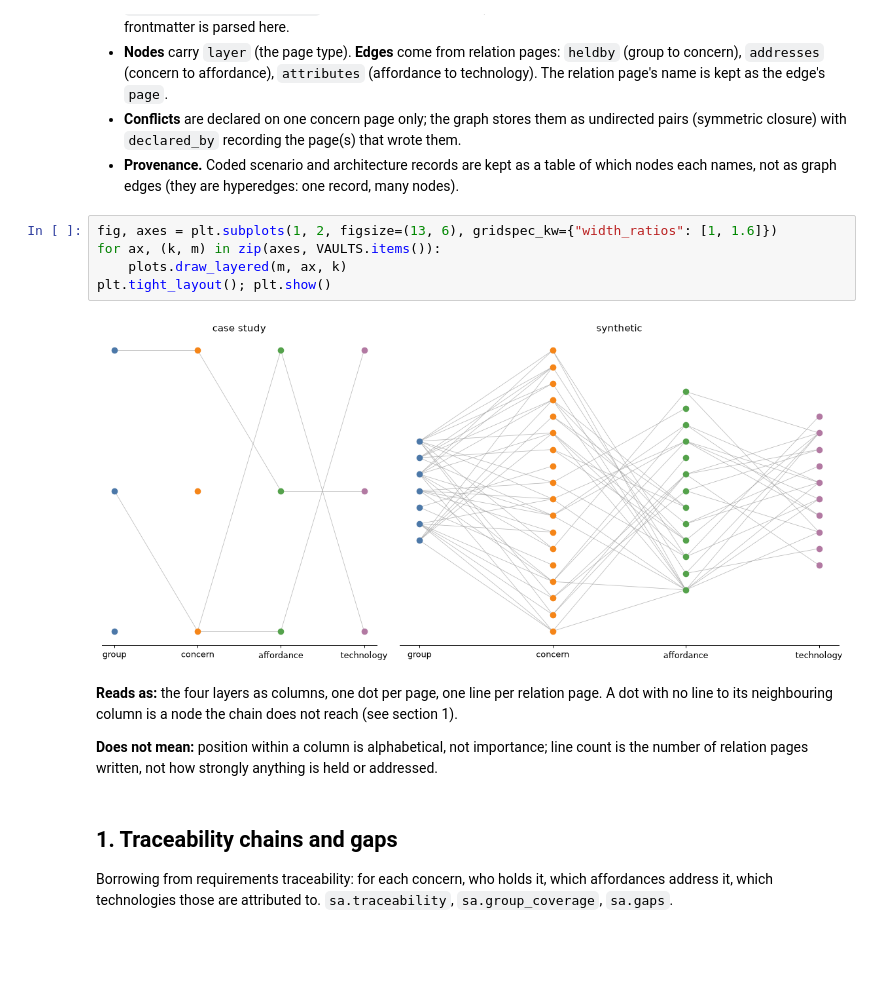
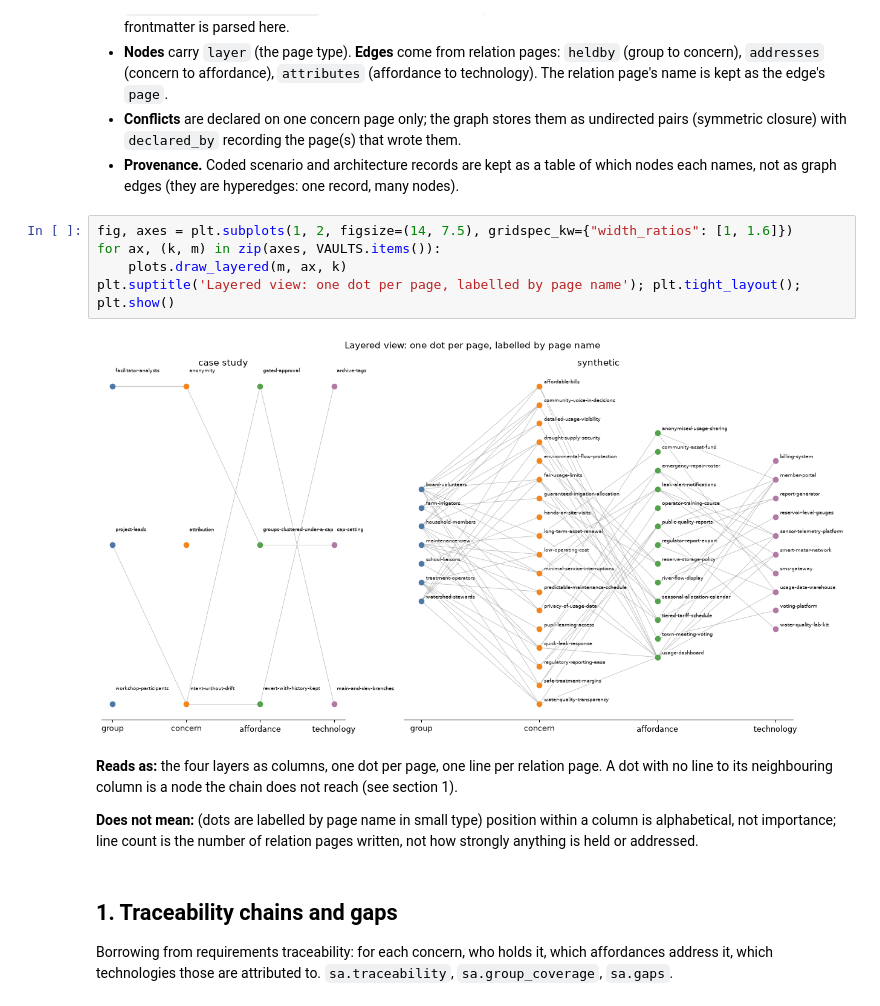
Before and after one commit to DynamicalSystemsGroup/scat-kg-tools, a Jupyter notebook: research/analysis/notebook/executed.ipynb, the cells around one changed output. Drawn from its saved outputs; the diff is of its cells as text; blank space fills up the shorter version.

```diff
--- a/research/analysis/notebook/executed.ipynb
+++ b/research/analysis/notebook/executed.ipynb
@@ -53,16 +53,16 @@ synthetic | pages by status: {'done': 156, None: 7} | dangling relation pages: [
 - **Conflicts** are declared on one concern page only; the graph stores them as undirected pairs (symmetric closure) with `declared_by` recording the page(s) that wrote them.
 - **Provenance.** Coded scenario and architecture records are kept as a table of which nodes each names, not as graph edges (they are hyperedges: one record, many nodes).
 # %%
-fig, axes = plt.subplots(1, 2, figsize=(13, 6), gridspec_kw={"width_ratios": [1, 1.6]})
+fig, axes = plt.subplots(1, 2, figsize=(14, 7.5), gridspec_kw={"width_ratios": [1, 1.6]})
 for ax, (k, m) in zip(axes, VAULTS.items()):
     plots.draw_layered(m, ax, k)
-plt.tight_layout(); plt.show()
+plt.suptitle('Layered view: one dot per page, labelled by page name'); plt.tight_layout(); plt.show()
 # %% [output]
-[figure, old version]
+[figure, new version]
 # %% [markdown]
 **Reads as:** the four layers as columns, one dot per page, one line per relation page. A dot with no line to its neighbouring column is a node the chain does not reach (see section 1).
 
-**Does not mean:** position within a column is alphabetical, not importance; line count is the number of relation pages written, not how strongly anything is held or addressed.
+**Does not mean:** (dots are labelled by page name in small type) position within a column is alphabetical, not importance; line count is the number of relation pages written, not how strongly anything is held or addressed.
 # %% [markdown]
 ## 1. Traceability chains and gaps
 
```
Also changed, not shown: parts of 5 cells of this notebook, 6 other files.
